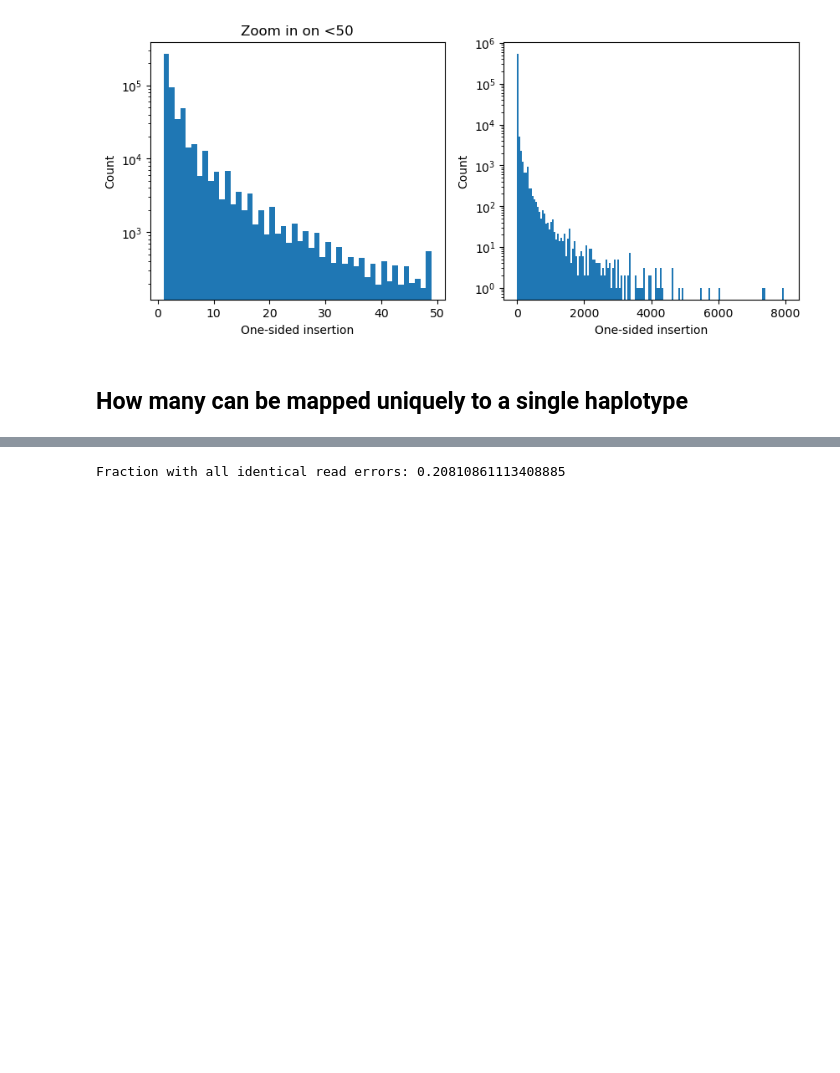
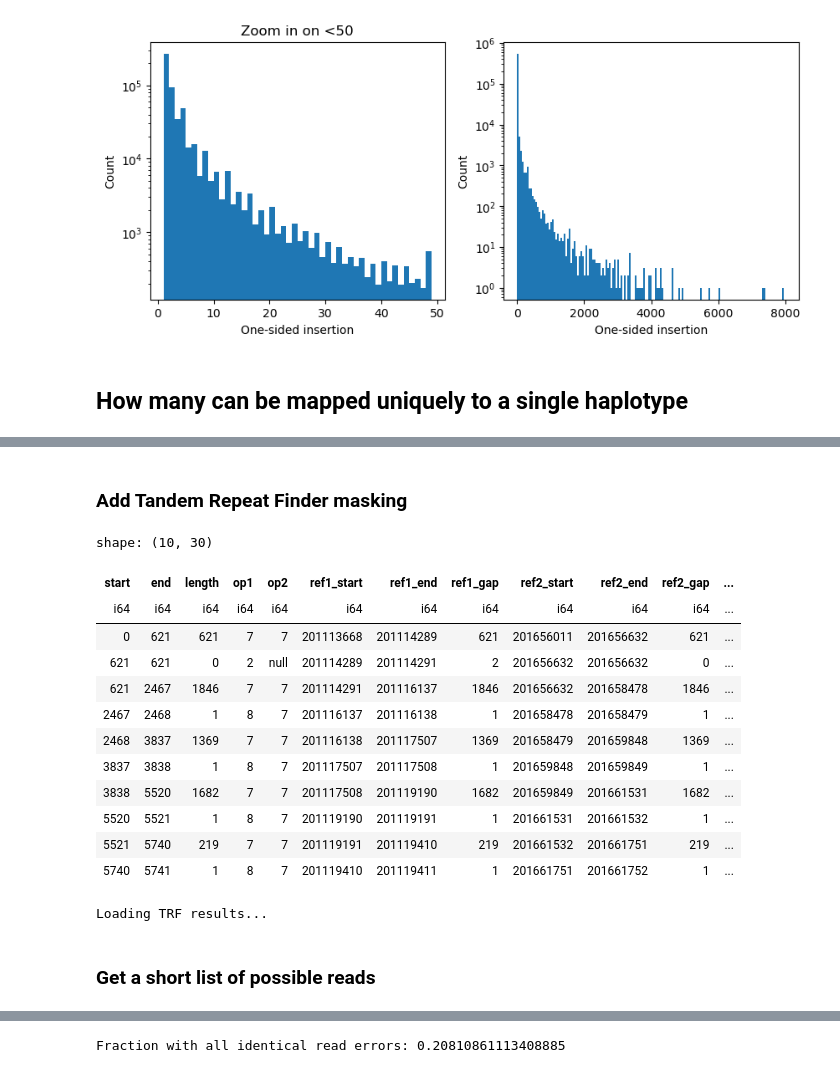
Before and after one commit to regevs/recombination, a Jupyter notebook: notebooks/20231209_hap_aware_reads.ipynb, the cells around one changed output, grey strips where cells are left out. Cells and saved outputs as stored; diff of their text form; code cells hidden in the pictures; blank space fills up the shorter version.

```diff
--- a/notebooks/20231209_hap_aware_reads.ipynb
+++ b/notebooks/20231209_hap_aware_reads.ipynb
@@ -396,3 +398,31 @@ Wall time: 3min 9s
+# %% [markdown]
+### Add Tandem Repeat Finder masking
+# %%
+events_df.head(n=10)
+# %% [output]
+shape: (10, 30)
+| start | end | length | op1 | op2 | ref1_start | ref1_end | ref1_gap | ref2_start | ref2_end | ref2_gap | ... |
+| i64 | i64 | i64 | i64 | i64 | i64 | i64 | i64 | i64 | i64 | i64 | ... |
+| 0 | 621 | 621 | 7 | 7 | 201113668 | 201114289 | 621 | 201656011 | 201656632 | 621 | ... |
+| 621 | 621 | 0 | 2 | null | 201114289 | 201114291 | 2 | 201656632 | 201656632 | 0 | ... |
+| 621 | 2467 | 1846 | 7 | 7 | 201114291 | 201116137 | 1846 | 201656632 | 201658478 | 1846 | ... |
+| 2467 | 2468 | 1 | 8 | 7 | 201116137 | 201116138 | 1 | 201658478 | 201658479 | 1 | ... |
+| 2468 | 3837 | 1369 | 7 | 7 | 201116138 | 201117507 | 1369 | 201658479 | 201659848 | 1369 | ... |
+| 3837 | 3838 | 1 | 8 | 7 | 201117507 | 201117508 | 1 | 201659848 | 201659849 | 1 | ... |
+| 3838 | 5520 | 1682 | 7 | 7 | 201117508 | 201119190 | 1682 | 201659849 | 201661531 | 1682 | ... |
+| 5520 | 5521 | 1 | 8 | 7 | 201119190 | 201119191 | 1 | 201661531 | 201661532 | 1 | ... |
+| 5521 | 5740 | 219 | 7 | 7 | 201119191 | 201119410 | 219 | 201661532 | 201661751 | 219 | ... |
+| 5740 | 5741 | 1 | 8 | 7 | 201119410 | 201119411 | 1 | 201661751 | 201661752 | 1 | ... |
+# %%
+trf_events_df = diagnostics.add_tandem_repeat_finder_annotation(
+    events_df,
+    f"/lustre/scratch126/casm/team154pc/sl17/03.sperm/01.data/05.ragtag/03.haplotype_specific_scaffolds/{focal_sample_id}/haplotype_1/ragtag.scaffold.fasta.{denovo_chrom}.trf.dat",
+    f"/lustre/scratch126/casm/team154pc/sl17/03.sperm/01.data/05.ragtag/03.haplotype_specific_scaffolds/{focal_sample_id}/haplotype_2/ragtag.scaffold.fasta.{denovo_chrom}.trf.dat",
+)
+# %% [output]
+Loading TRF results...
+# %% [markdown]
+### Get a short list of possible reads
 # %%
 %%time
 hap_stats_cov_df = (hap_stats_df
```
Also changed, not shown: parts of 14 cells of this notebook, 3 other files.
